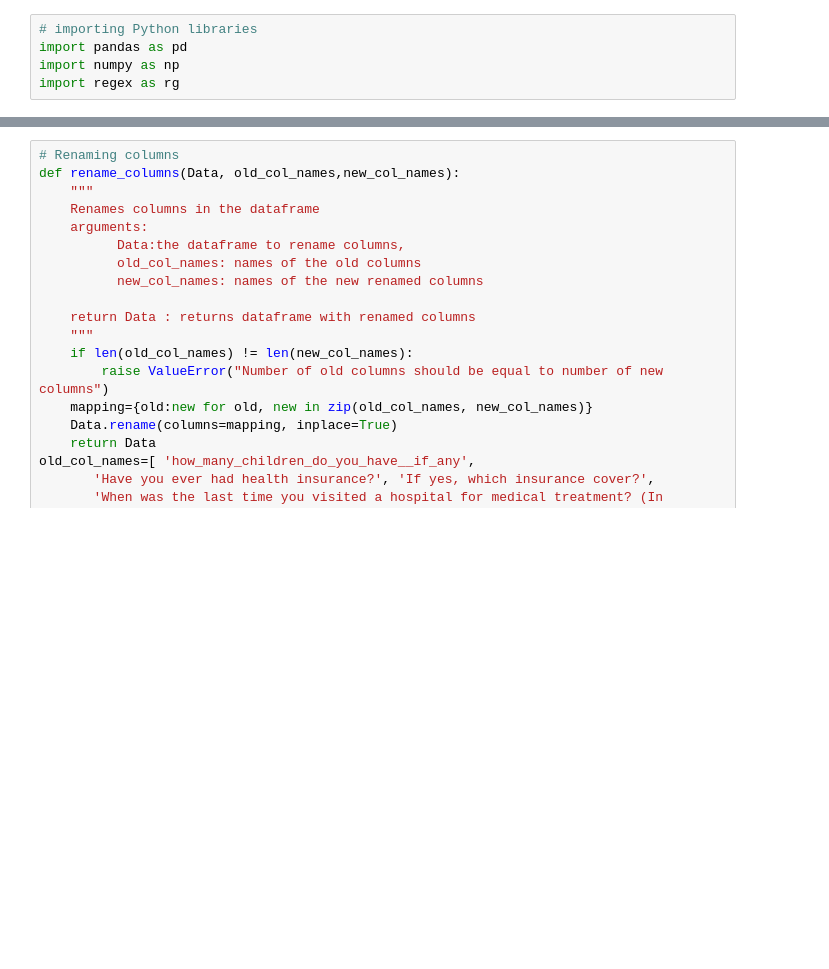
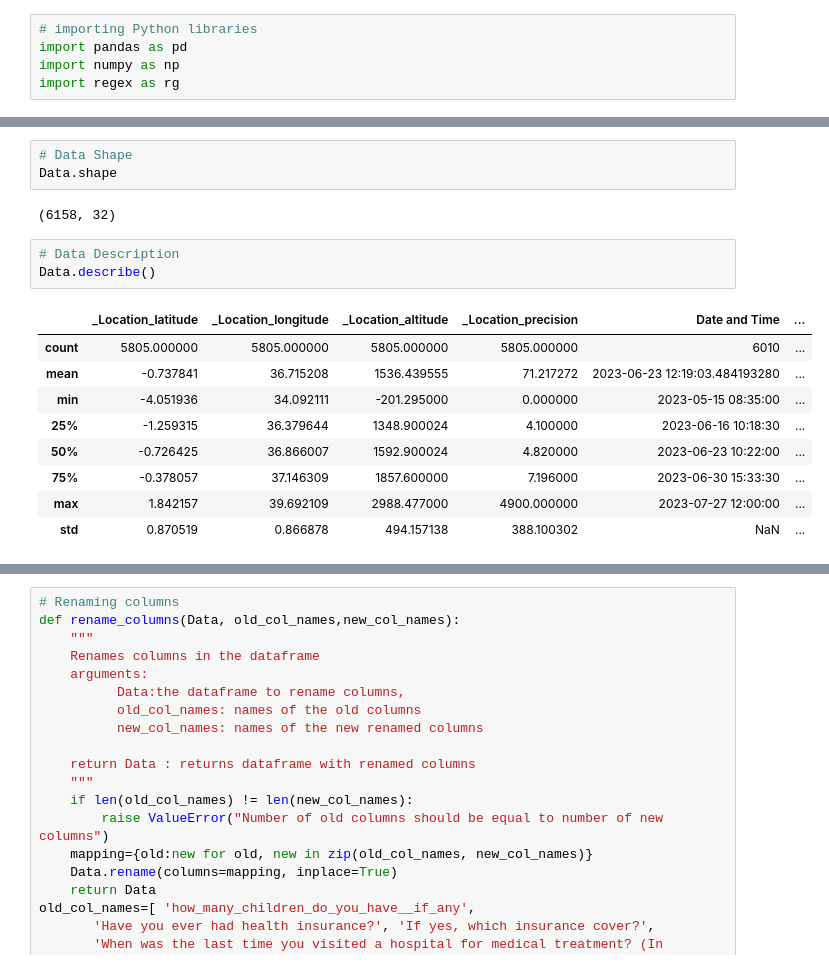
Before and after one commit to Antoe26/HealthCare-Data-Set-Project, a Jupyter notebook: Data_Cleaning.ipynb, the cells around one changed output, grey strips where cells are left out. Cells and saved outputs as stored; diff of their text form; blank space fills up the shorter version.

Commit message:
HealthCare Data Cleaning Process

```diff
--- a/Data_Cleaning.ipynb
+++ b/Data_Cleaning.ipynb
@@ -9,0 +19,18 @@ import regex as rg
+# %%
+# Data Shape
+Data.shape
+# %% [output]
+(6158, 32)
+# %%
+# Data Description
+Data.describe()
+# %% [output]
+|  | _Location_latitude | _Location_longitude | _Location_altitude | _Location_precision | Date and Time | ... |
+| count | 5805.000000 | 5805.000000 | 5805.000000 | 5805.000000 | 6010 | ... |
+| mean | -0.737841 | 36.715208 | 1536.439555 | 71.217272 | 2023-06-23 12:19:03.484193280 | ... |
+| min | -4.051936 | 34.092111 | -201.295000 | 0.000000 | 2023-05-15 08:35:00 | ... |
+| 25% | -1.259315 | 36.379644 | 1348.900024 | 4.100000 | 2023-06-16 10:18:30 | ... |
+| 50% | -0.726425 | 36.866007 | 1592.900024 | 4.820000 | 2023-06-23 10:22:00 | ... |
+| 75% | -0.378057 | 37.146309 | 1857.600000 | 7.196000 | 2023-06-30 15:33:30 | ... |
+| max | 1.842157 | 39.692109 | 2988.477000 | 4900.000000 | 2023-07-27 12:00:00 | ... |
+| std | 0.870519 | 0.866878 | 494.157138 | 388.100302 | NaN | ... |
```
Also changed, not shown: parts of 5 cells of this notebook.
